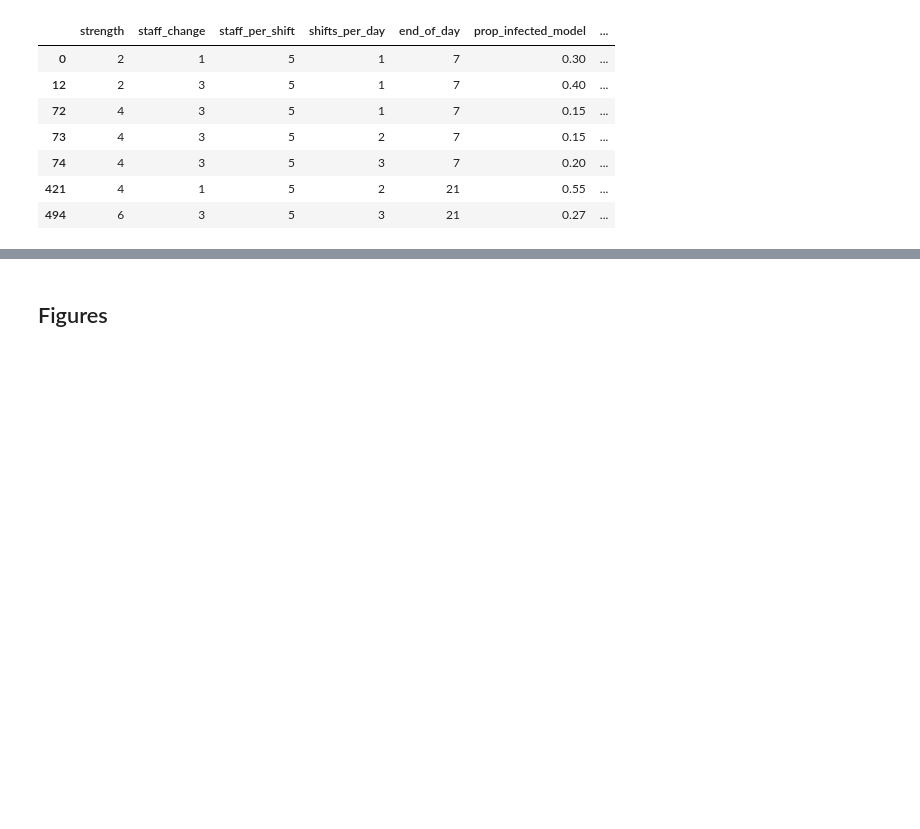
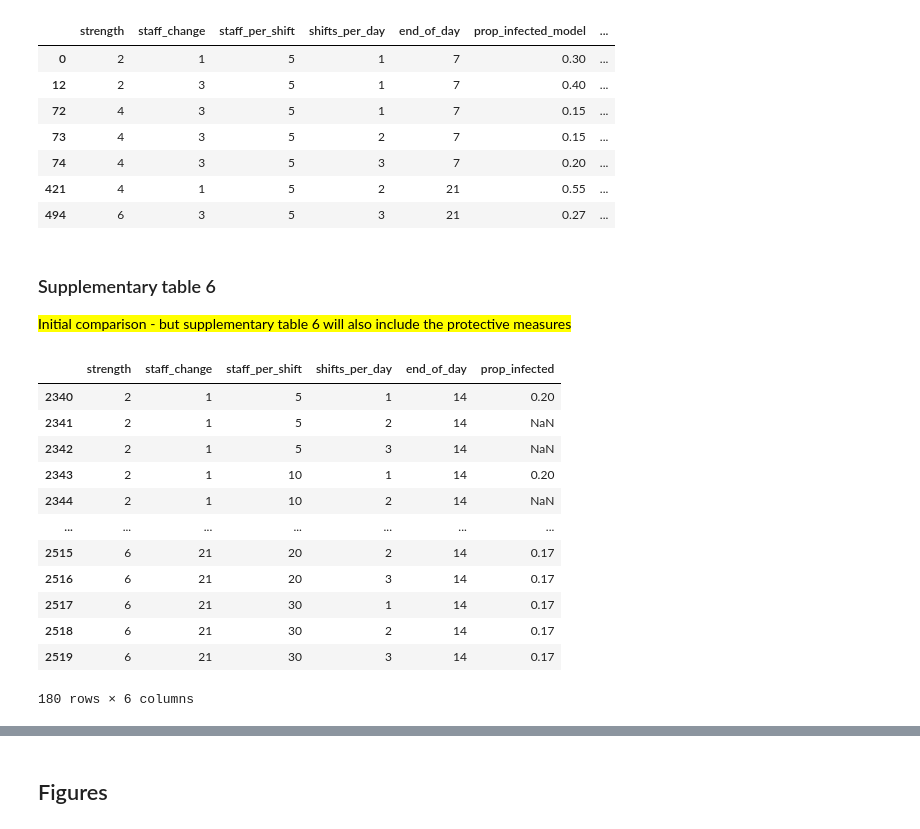
Before and after one commit to pythonhealthdatascience/stars-reproduce-lim-2020, a Jupyter notebook: reproduction/scripts/reproduction.ipynb, the cells around one changed output, grey strips where cells are left out. Drawn from its saved outputs; the diff is of its cells as text; code cells hidden in the pictures; blank space fills up the shorter version.

Commit message:
feat(reproduction): add social distancing scenario

```diff
--- a/reproduction/scripts/reproduction.ipynb
+++ b/reproduction/scripts/reproduction.ipynb
@@ -37,6 +37,7 @@ class Paths:
     base_5 = 'output_base5.csv'
     base_15 = 'output_base15.csv'
     base_30 = 'output_base30.csv'
+    contact_half = 'output_base15_contact20.csv'
 
     paper = '../../original_study'
     tab2 = 'supp_tab2_reformat.csv'
@@ -86,6 +99,9 @@ paper_tab3 = pd.read_csv(os.path.join(paths.paper, paths.tab3))
 
 model_base30 = pd.read_csv(os.path.join(paths.outputs, paths.base_30))
 paper_tab4 = pd.read_csv(os.path.join(paths.paper, paths.tab4))
+
+model_contact20 = pd.read_csv(os.path.join(paths.outputs, paths.contact_half))
+paper_tab6 = pd.read_csv(os.path.join(paths.paper, paths.tab6))
 # %% [markdown]
 ## Function to compare tables
 # %%
@@ -224,3 +240,30 @@ Name: diff, dtype: float64
 | 74 | 4 | 3 | 5 | 3 | 7 | 0.20 | ... |
 | 421 | 4 | 1 | 5 | 2 | 21 | 0.55 | ... |
 | 494 | 6 | 3 | 5 | 3 | 21 | 0.27 | ... |
+# %% [markdown]
+### Supplementary table 6
+
+<mark>Initial comparison - but supplementary table 6 will also include the protective measures</mark>
+# %%
+model_tab6 = model_contact20[model_contact20['end_of_day'] == 14]
+
+temp_paper_tab6 = paper_tab6[paper_tab6['workplace_measure'] == 'Social distancing']
+
+# Save to csv
+# model_tab6.to_csv(os.path.join(paths.outputs, paths.tab6), index=False)
+# %%
+model_tab6
+# %% [output]
+|  | strength | staff_change | staff_per_shift | shifts_per_day | end_of_day | prop_infected |
+| 2340 | 2 | 1 | 5 | 1 | 14 | 0.20 |
+| 2341 | 2 | 1 | 5 | 2 | 14 | NaN |
+| 2342 | 2 | 1 | 5 | 3 | 14 | NaN |
+| 2343 | 2 | 1 | 10 | 1 | 14 | 0.20 |
+| 2344 | 2 | 1 | 10 | 2 | 14 | NaN |
+| ... | ... | ... | ... | ... | ... | ... |
+| 2515 | 6 | 21 | 20 | 2 | 14 | 0.17 |
+| 2516 | 6 | 21 | 20 | 3 | 14 | 0.17 |
+| 2517 | 6 | 21 | 30 | 1 | 14 | 0.17 |
+| 2518 | 6 | 21 | 30 | 2 | 14 | 0.17 |
+| 2519 | 6 | 21 | 30 | 3 | 14 | 0.17 |
+180 rows × 6 columns
```
Also changed, not shown: parts of 12 cells of this notebook, 2 other files.
